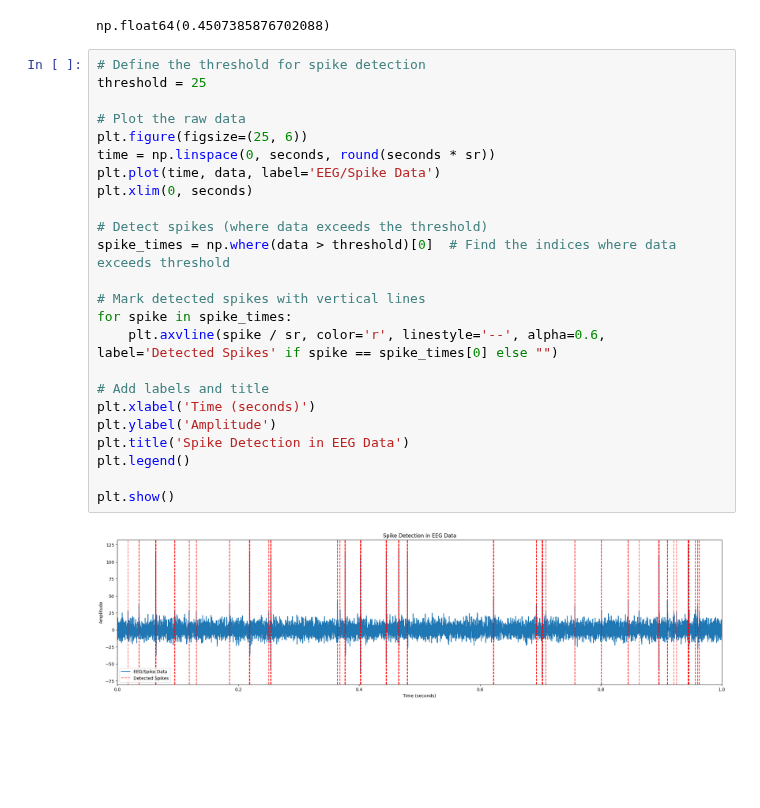
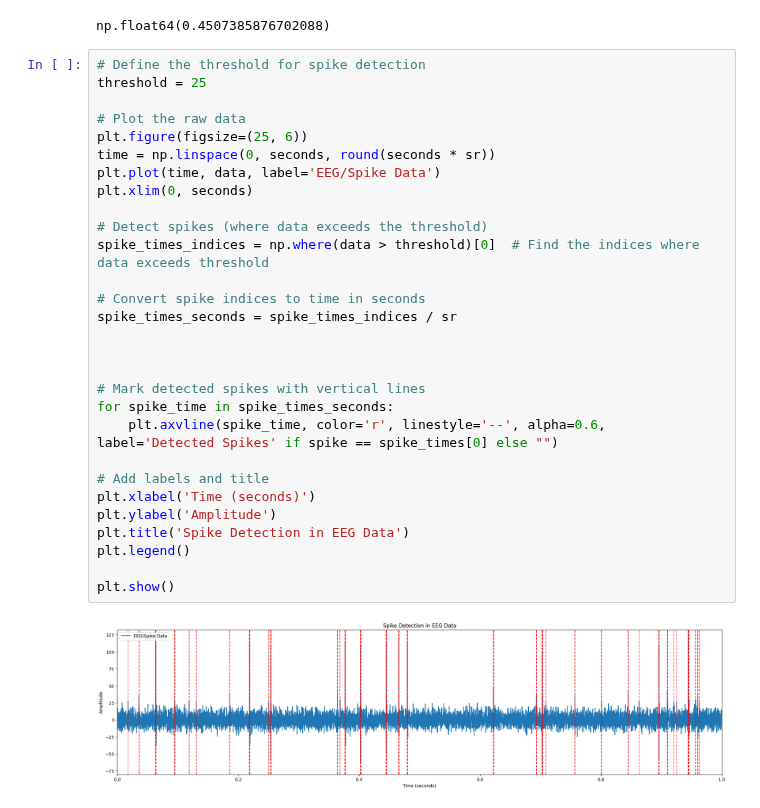
Before and after one commit to PplaysMine/unsupervisedLearning, a Jupyter notebook: main.ipynb, the cells around one changed output. Drawn from its saved outputs; the diff is of its cells as text; blank space fills up the shorter version.

```diff
--- a/main.ipynb
+++ b/main.ipynb
@@ -49,26 +49,31 @@ np.float64(0.4507385876702088)
 # %%
 # Define the threshold for spike detection
 threshold = 25
 
 # Plot the raw data
 plt.figure(figsize=(25, 6))
 time = np.linspace(0, seconds, round(seconds * sr))
 plt.plot(time, data, label='EEG/Spike Data')
 plt.xlim(0, seconds)
 
 # Detect spikes (where data exceeds the threshold)
-spike_times = np.where(data > threshold)[0]  # Find the indices where data exceeds threshold
+spike_times_indices = np.where(data > threshold)[0]  # Find the indices where data exceeds threshold
+
+# Convert spike indices to time in seconds
+spike_times_seconds = spike_times_indices / sr
+
+
 
 # Mark detected spikes with vertical lines
-for spike in spike_times:
-    plt.axvline(spike / sr, color='r', linestyle='--', alpha=0.6, label='Detected Spikes' if spike == spike_times[0] else "")
+for spike_time in spike_times_seconds:
+    plt.axvline(spike_time, color='r', linestyle='--', alpha=0.6, label='Detected Spikes' if spike == spike_times[0] else "")
 
 # Add labels and title
 plt.xlabel('Time (seconds)')
 plt.ylabel('Amplitude')
 plt.title('Spike Detection in EEG Data')
 plt.legend()
 
 plt.show()
 # %% [output]
-[figure, old version]
+[figure, new version]
```
Also changed, not shown: parts of 2 cells of this notebook.
